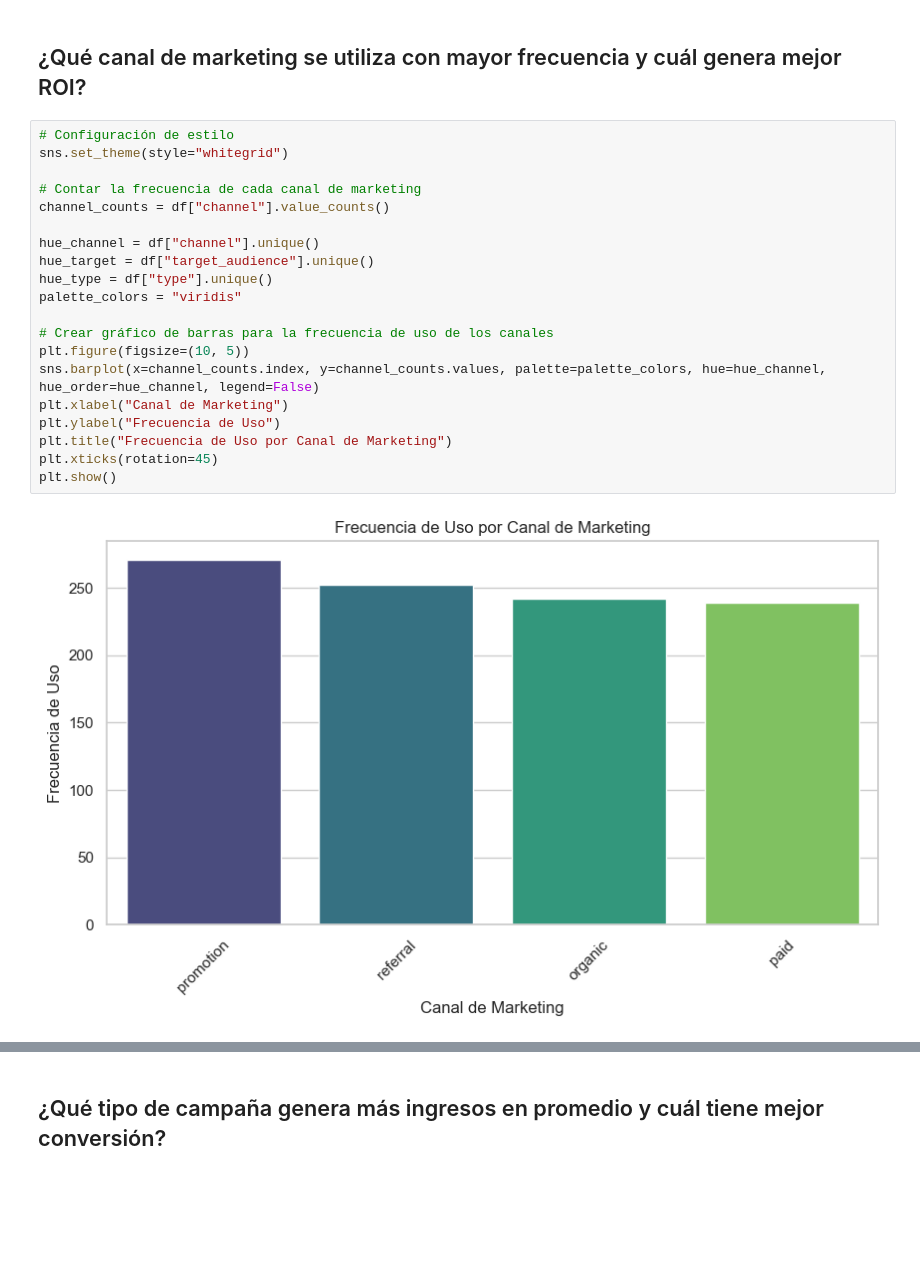
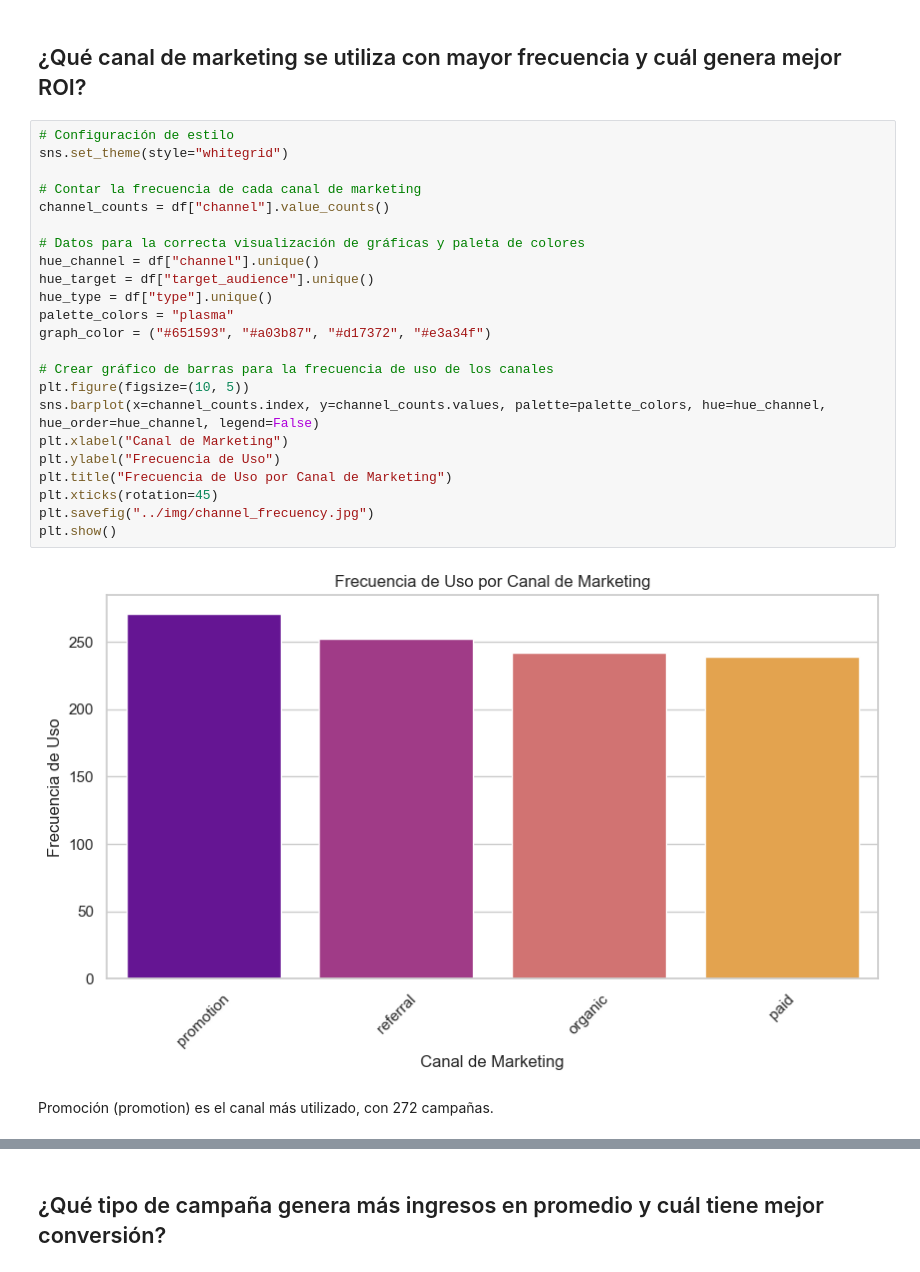
Before and after one commit to PabloBdL/Marketing, a Jupyter notebook: notebooks/02_data_analysis.ipynb, the cells around one changed output, grey strips where cells are left out. Saved outputs shown, nothing was run; the diff lists cells and outputs as text; blank space fills up the shorter version.

```diff
--- a/notebooks/02_data_analysis.ipynb
+++ b/notebooks/02_data_analysis.ipynb
@@ -34,22 +46,27 @@ memory usage: 78.6+ KB
 # %%
 # Configuración de estilo
 sns.set_theme(style="whitegrid")
 
 # Contar la frecuencia de cada canal de marketing
 channel_counts = df["channel"].value_counts()
 
+# Datos para la correcta visualización de gráficas y paleta de colores
 hue_channel = df["channel"].unique()
 hue_target = df["target_audience"].unique()
 hue_type = df["type"].unique()
-palette_colors = "viridis"
+palette_colors = "plasma"
+graph_color = ("#651593", "#a03b87", "#d17372", "#e3a34f")
 
 # Crear gráfico de barras para la frecuencia de uso de los canales
 plt.figure(figsize=(10, 5))
 sns.barplot(x=channel_counts.index, y=channel_counts.values, palette=palette_colors, hue=hue_channel, hue_order=hue_channel, legend=False)
 plt.xlabel("Canal de Marketing")
 plt.ylabel("Frecuencia de Uso")
 plt.title("Frecuencia de Uso por Canal de Marketing")
 plt.xticks(rotation=45)
+plt.savefig("../img/channel_frecuency.jpg")
 plt.show()
 # %% [output]
-[figure, old version]
+[figure, new version]
+# %% [markdown]
+Promoción (promotion) es el canal más utilizado, con 272 campañas.
```
Also changed, not shown: parts of 38 cells of this notebook, 26 other files.
